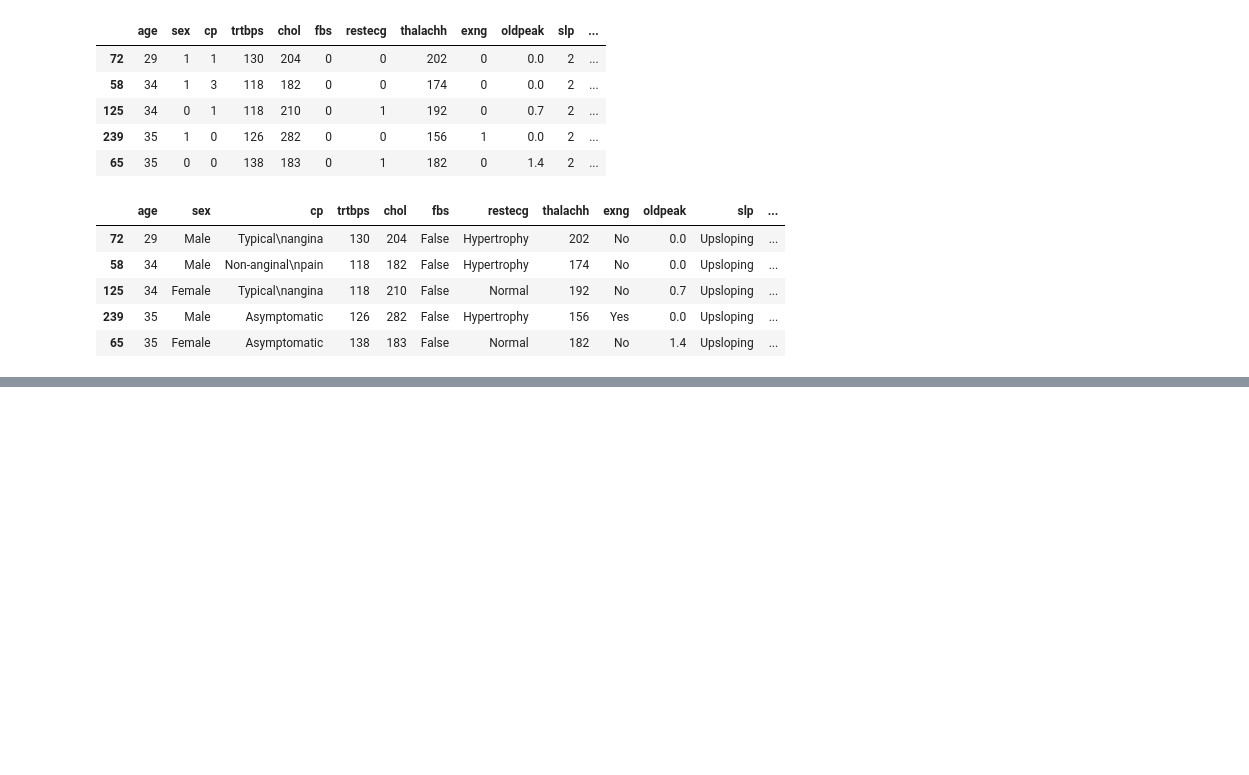
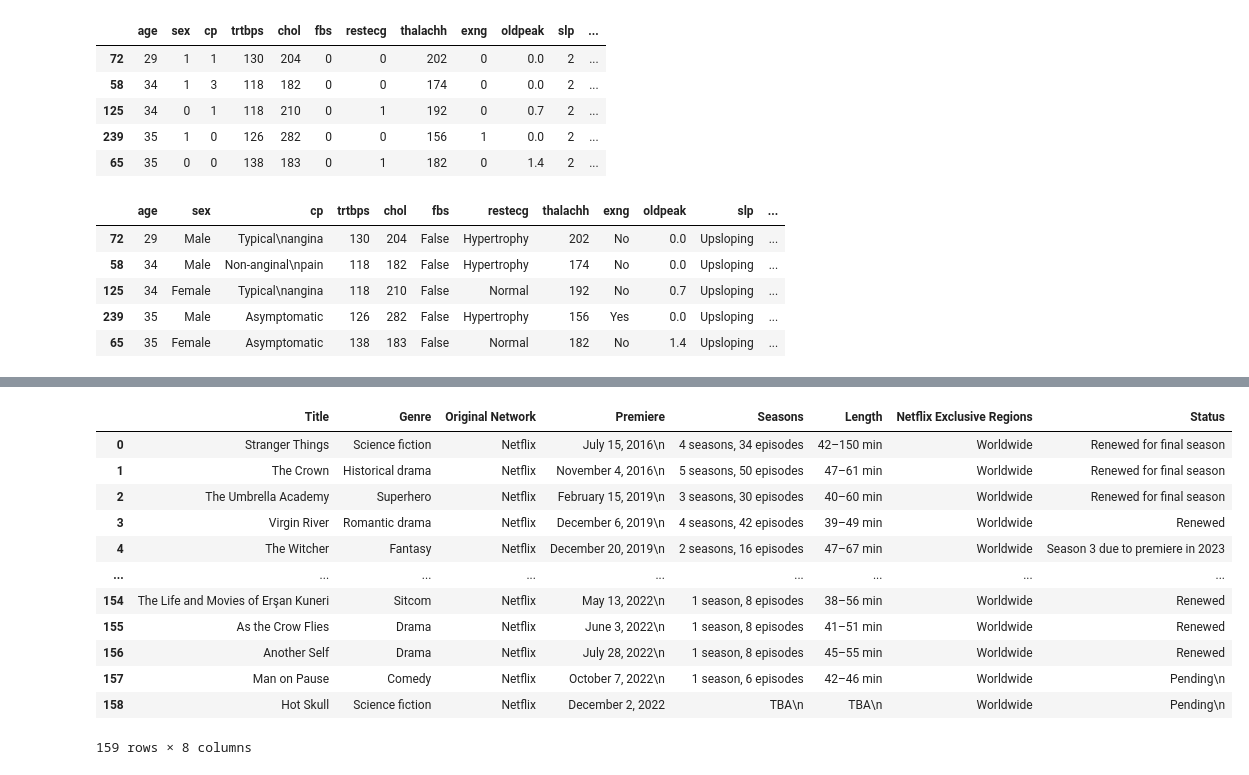
Before and after one commit to Anmolra88/UCDPA_AnmolRattan, a Jupyter notebook: Additional Functions.ipynb, the cells around one changed output, grey strips where cells are left out. Drawn from its saved outputs; the diff is of its cells as text; code cells hidden in the pictures; blank space fills up the shorter version.

```diff
--- a/Additional Functions.ipynb
+++ b/Additional Functions.ipynb
@@ -87,0 +117,3 @@ data_eda.sort_values("age").head()
+# %%
+all_tables=soup.find_all("table",class_='wikitable sortable')
+all_tables
@@ -87,0 +138,7 @@ data_eda.sort_values("age").head()
+# %%
+Title=[]
+Genre=[]
+Premiere=[]
+Seasons=[]
+Length=[]
+Status=[]
@@ -87,0 +156,27 @@ data_eda.sort_values("age").head()
+# %%
+import pandas as pd
+
+df=pd.DataFrame(Title,columns=['Title'])
+df['Genre']=Genre
+df['Original Network'] ='Netflix'
+df['Premiere']=Premiere
+df['Seasons']=Seasons
+df['Length']=Length
+df['Netflix Exclusive Regions']='Worldwide'
+df['Status']=Status
+# %%
+df
+# %% [output]
+|  | Title | Genre | Original Network | Premiere | Seasons | Length | Netflix Exclusive Regions | Status |
+| 0 | Stranger Things | Science fiction | Netflix | July 15, 2016\n | 4 seasons, 34 episodes | 42–150 min | Worldwide | Renewed for final season |
+| 1 | The Crown | Historical drama | Netflix | November 4, 2016\n | 5 seasons, 50 episodes | 47–61 min | Worldwide | Renewed for final season |
+| 2 | The Umbrella Academy | Superhero | Netflix | February 15, 2019\n | 3 seasons, 30 episodes | 40–60 min | Worldwide | Renewed for final season |
+| 3 | Virgin River | Romantic drama | Netflix | December 6, 2019\n | 4 seasons, 42 episodes | 39–49 min | Worldwide | Renewed |
+| 4 | The Witcher | Fantasy | Netflix | December 20, 2019\n | 2 seasons, 16 episodes | 47–67 min | Worldwide | Season 3 due to premiere in 2023 |
+| ... | ... | ... | ... | ... | ... | ... | ... | ... |
+| 154 | The Life and Movies of Erşan Kuneri | Sitcom | Netflix | May 13, 2022\n | 1 season, 8 episodes | 38–56 min | Worldwide | Renewed |
+| 155 | As the Crow Flies | Drama | Netflix | June 3, 2022\n | 1 season, 8 episodes | 41–51 min | Worldwide | Renewed |
+| 156 | Another Self | Drama | Netflix | July 28, 2022\n | 1 season, 8 episodes | 45–55 min | Worldwide | Renewed |
+| 157 | Man on Pause | Comedy | Netflix | October 7, 2022\n | 1 season, 6 episodes | 42–46 min | Worldwide | Pending\n |
+| 158 | Hot Skull | Science fiction | Netflix | December 2, 2022 | TBA\n | TBA\n | Worldwide | Pending\n |
+159 rows × 8 columns
```
Also changed, not shown: parts of 15 cells of this notebook, 2 other files.
